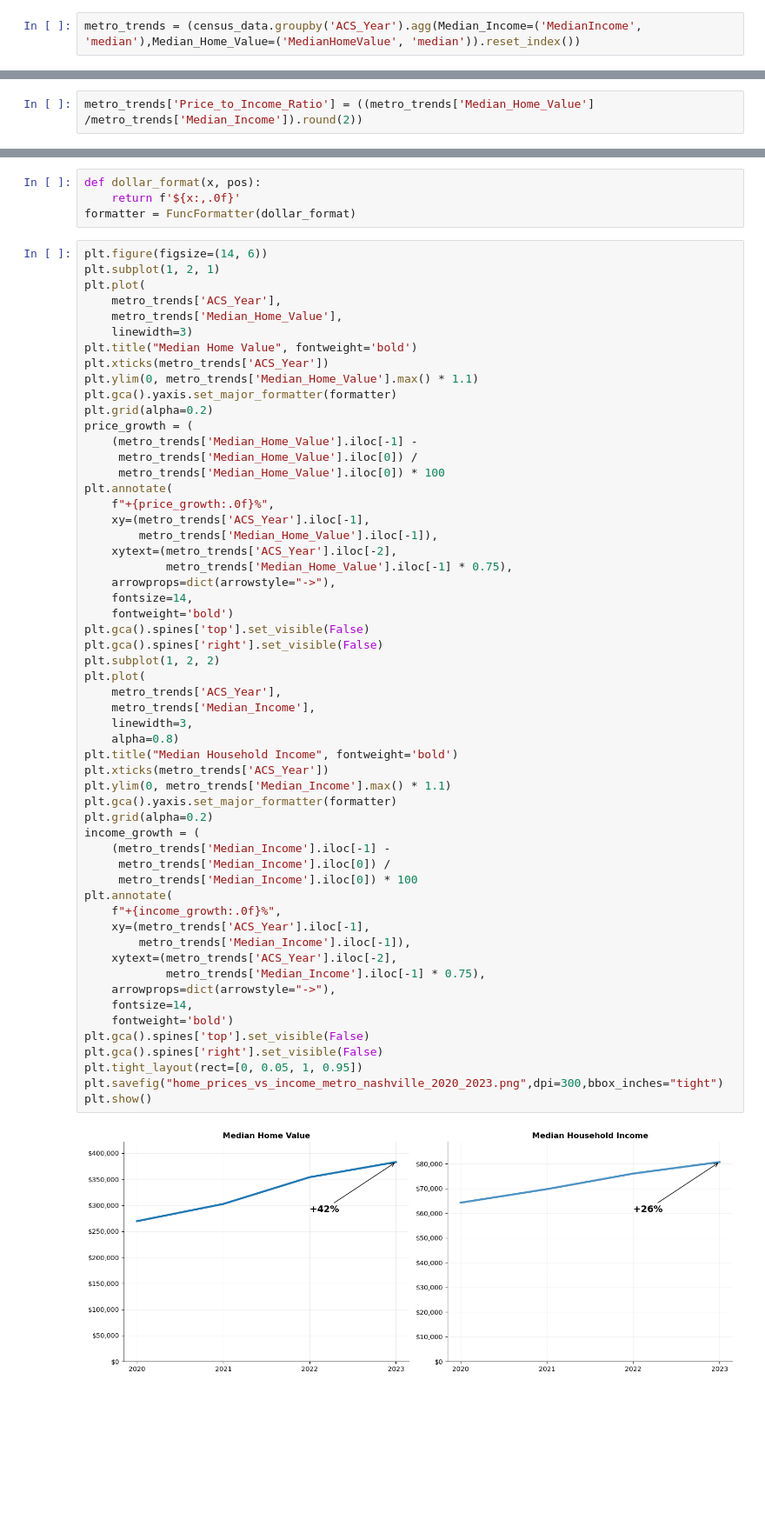
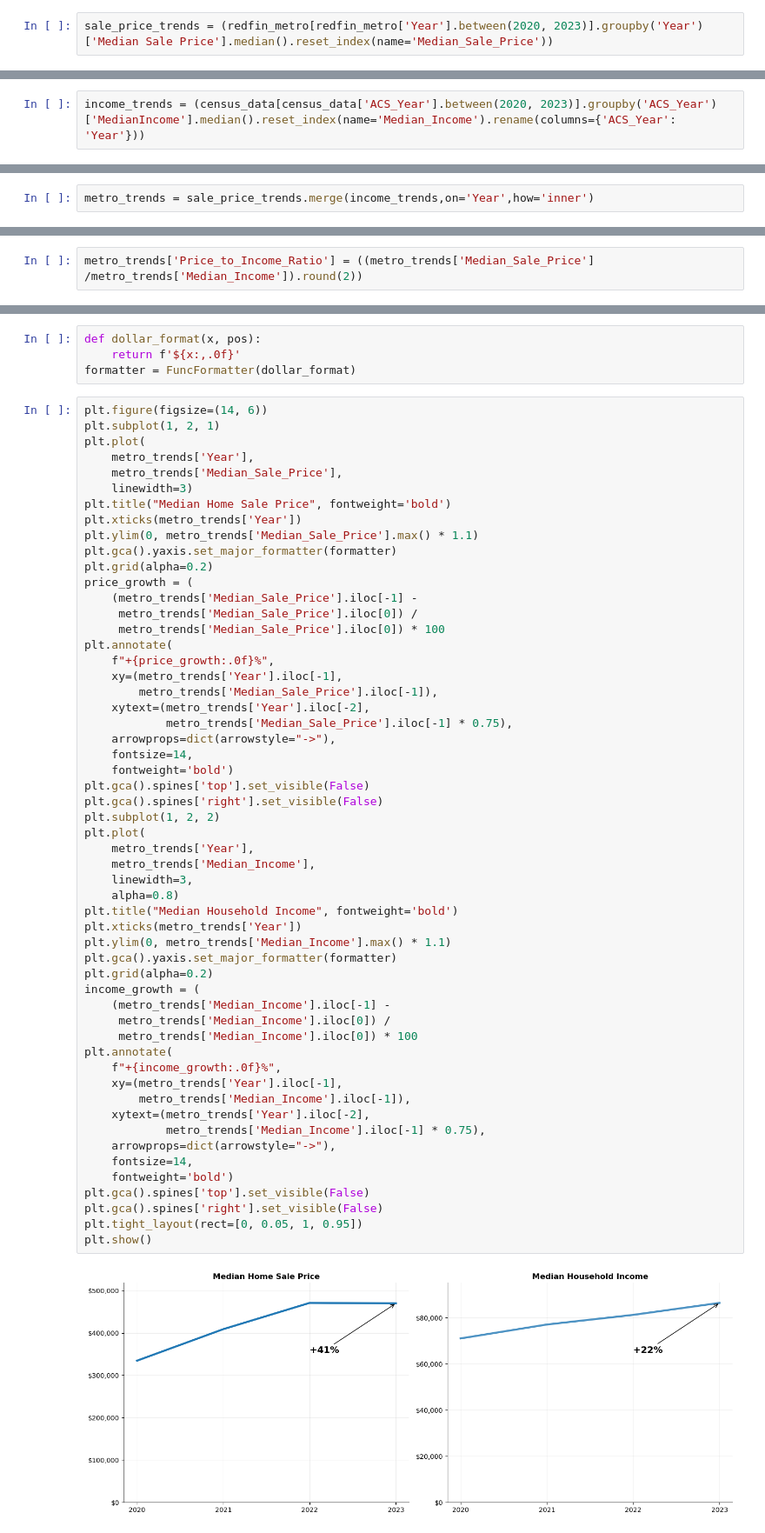
Before and after one commit to lukemgaff/Metro-Nashville-Housing-Affordability-2020-2023, a Jupyter notebook: luke_capstone.ipynb, the cells around one changed output, grey strips where cells are left out. Shown: that part at 87% size. Drawn from its saved outputs; the diff is of its cells as text; blank space fills up the shorter version.

```diff
--- a/luke_capstone.ipynb
+++ b/luke_capstone.ipynb
@@ -286,3 +284,3 @@ print(avg_mortgage_rate)
 # %%
-metro_trends = (census_data.groupby('ACS_Year').agg(Median_Income=('MedianIncome', 'median'),Median_Home_Value=('MedianHomeValue', 'median')).reset_index())
+sale_price_trends = (redfin_metro[redfin_metro['Year'].between(2020, 2023)].groupby('Year')['Median Sale Price'].median().reset_index(name='Median_Sale_Price'))
 # %%
@@ -295,0 +294,2 @@ metro_trends
+# %%
+income_trends = (census_data[census_data['ACS_Year'].between(2020, 2023)].groupby('ACS_Year')['MedianIncome'].median().reset_index(name='Median_Income').rename(columns={'ACS_Year': 'Year'}))
@@ -295,0 +304,2 @@ metro_trends
+# %%
+metro_trends = sale_price_trends.merge(income_trends,on='Year',how='inner')
@@ -308,5 +326,5 @@ print(income_growth)
 # %%
-metro_trends['Price_to_Income_Ratio'] = ((metro_trends['Median_Home_Value'] /metro_trends['Median_Income']).round(2))
+metro_trends['Price_to_Income_Ratio'] = ((metro_trends['Median_Sale_Price'] /metro_trends['Median_Income']).round(2))
 # %%
 metro_trends
 # %% [output]
@@ -369,57 +343,56 @@ formatter = FuncFormatter(dollar_format)
 plt.figure(figsize=(14, 6))
 plt.subplot(1, 2, 1)
 plt.plot(
-    metro_trends['ACS_Year'],
-    metro_trends['Median_Home_Value'],
+    metro_trends['Year'],
+    metro_trends['Median_Sale_Price'],
     linewidth=3)
-plt.title("Median Home Value", fontweight='bold')
-plt.xticks(metro_trends['ACS_Year'])
-plt.ylim(0, metro_trends['Median_Home_Value'].max() * 1.1)
+plt.title("Median Home Sale Price", fontweight='bold')
+plt.xticks(metro_trends['Year'])
+plt.ylim(0, metro_trends['Median_Sale_Price'].max() * 1.1)
 plt.gca().yaxis.set_major_formatter(formatter)
 plt.grid(alpha=0.2)
 price_growth = (
-    (metro_trends['Median_Home_Value'].iloc[-1] -
-     metro_trends['Median_Home_Value'].iloc[0]) /
-     metro_trends['Median_Home_Value'].iloc[0]) * 100
+    (metro_trends['Median_Sale_Price'].iloc[-1] -
+     metro_trends['Median_Sale_Price'].iloc[0]) /
+     metro_trends['Median_Sale_Price'].iloc[0]) * 100
 plt.annotate(
     f"+{price_growth:.0f}%",
-    xy=(metro_trends['ACS_Year'].iloc[-1],
-        metro_trends['Median_Home_Value'].iloc[-1]),
-    xytext=(metro_trends['ACS_Year'].iloc[-2],
-            metro_trends['Median_Home_Value'].iloc[-1] * 0.75),
+    xy=(metro_trends['Year'].iloc[-1],
+        metro_trends['Median_Sale_Price'].iloc[-1]),
+    xytext=(metro_trends['Year'].iloc[-2],
+            metro_trends['Median_Sale_Price'].iloc[-1] * 0.75),
     arrowprops=dict(arrowstyle="->"),
     fontsize=14,
     fontweight='bold')
 plt.gca().spines['top'].set_visible(False)
 plt.gca().spines['right'].set_visible(False)
 plt.subplot(1, 2, 2)
 plt.plot(
-    metro_trends['ACS_Year'],
+    metro_trends['Year'],
     metro_trends['Median_Income'],
     linewidth=3,
     alpha=0.8)
 plt.title("Median Household Income", fontweight='bold')
-plt.xticks(metro_trends['ACS_Year'])
+plt.xticks(metro_trends['Year'])
 plt.ylim(0, metro_trends['Median_Income'].max() * 1.1)
 plt.gca().yaxis.set_major_formatter(formatter)
 plt.grid(alpha=0.2)
 income_growth = (
     (metro_trends['Median_Income'].iloc[-1] -
      metro_trends['Median_Income'].iloc[0]) /
      metro_trends['Median_Income'].iloc[0]) * 100
 plt.annotate(
     f"+{income_growth:.0f}%",
-    xy=(metro_trends['ACS_Year'].iloc[-1],
+    xy=(metro_trends['Year'].iloc[-1],
         metro_trends['Median_Income'].iloc[-1]),
-    xytext=(metro_trends['ACS_Year'].iloc[-2],
+    xytext=(metro_trends['Year'].iloc[-2],
             metro_trends['Median_Income'].iloc[-1] * 0.75),
     arrowprops=dict(arrowstyle="->"),
     fontsize=14,
     fontweight='bold')
 plt.gca().spines['top'].set_visible(False)
 plt.gca().spines['right'].set_visible(False)
 plt.tight_layout(rect=[0, 0.05, 1, 0.95])
-plt.savefig("home_prices_vs_income_metro_nashville_2020_2023.png",dpi=300,bbox_inches="tight")
 plt.show()
 # %% [output]
-[figure, old version]
+[figure, new version]
```
Also changed, not shown: parts of 131 cells of this notebook, 12 other files.
